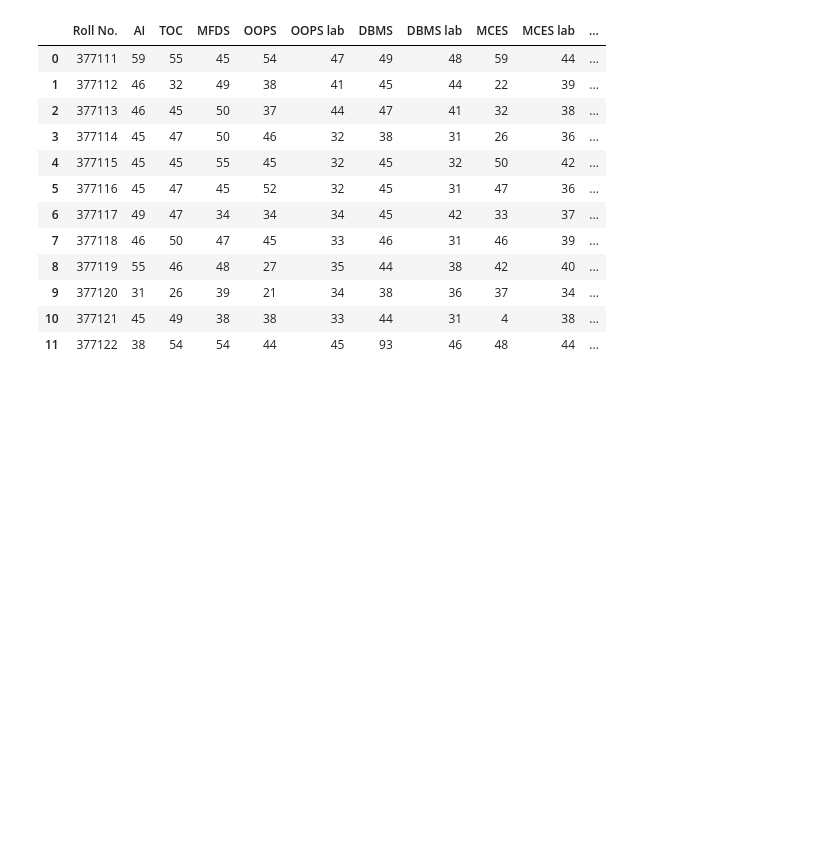
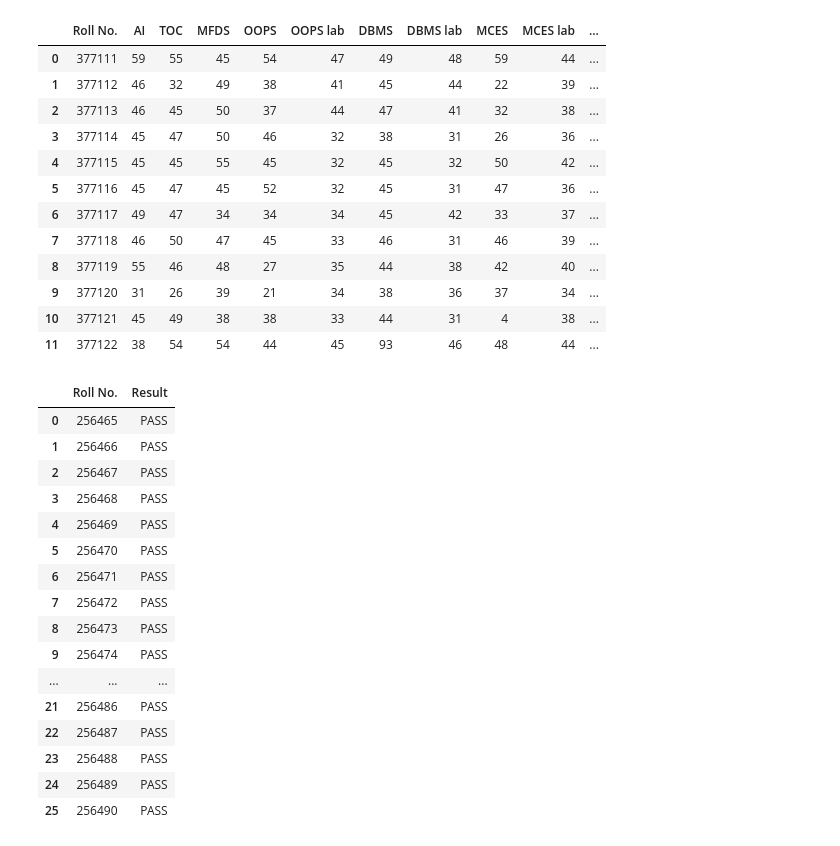
Before and after one commit to SuperZaid98k/Result-Downlaoding-Automation, a Jupyter notebook: Final.ipynb, the cells around one changed output. Drawn from its saved outputs; the diff is of its cells as text; code cells hidden in the pictures; blank space fills up the shorter version.

```diff
--- a/Final.ipynb
+++ b/Final.ipynb
@@ -291,6 +291,26 @@ class Result_Automation():
             print(f'{x} to {y}.csv'+' saved successfully')
         else:
             return df
+
+    def witheld_result(self,r,save=False):
+        if type(r) == tuple:
+            x,y = r
+        else:
+            x=r
+            y=r
+        df = pd.DataFrame(columns=['Roll No.','Result'])
+        for i in range(x,y+1):
+            image_path = f"screenshot {str(i)}.png"
+            image = Image.open(image_path)
+            custom_config = r'--oem 3 --psm 6 -c tessedit_char_whitelist=0123456789'
+            extracted_text = pytesseract.image_to_string(ImageEnhance.Contrast(image.crop((120, 170,170,190)).resize((400,180))).enhance(2.8).convert("L"),lang = 'eng')
+            new_row = [i,extracted_text[0:-1]]
+            df.loc[len(df)] = new_row
+        if save == True:
+            df.to_csv(f'{x} to {y}.csv',index=False)
+            print(f'{x} to {y}.csv'+' saved successfully')
+        else:
+            return df
 # %%
 winter24 ='ImageButton6'
 summer24 = 'ImageButton7'
@@ -397,3 +417,23 @@ results.fourthsem_table((377111,377122))
 | 9 | 377120 | 31 | 26 | 39 | 21 | 34 | 38 | 36 | 37 | 34 | ... |
 | 10 | 377121 | 45 | 49 | 38 | 38 | 33 | 44 | 31 | 4 | 38 | ... |
 | 11 | 377122 | 38 | 54 | 54 | 44 | 45 | 93 | 46 | 48 | 44 | ... |
+# %%
+results.witheld_result((256465,256490))
+# %% [output]
+|  | Roll No. | Result |
+| 0 | 256465 | PASS |
+| 1 | 256466 | PASS |
+| 2 | 256467 | PASS |
+| 3 | 256468 | PASS |
+| 4 | 256469 | PASS |
+| 5 | 256470 | PASS |
+| 6 | 256471 | PASS |
+| 7 | 256472 | PASS |
+| 8 | 256473 | PASS |
+| 9 | 256474 | PASS |
+| ... | ... | ... |
+| 21 | 256486 | PASS |
+| 22 | 256487 | PASS |
+| 23 | 256488 | PASS |
+| 24 | 256489 | PASS |
+| 25 | 256490 | PASS |
```
Also changed, not shown: parts of 1 cell of this notebook.
